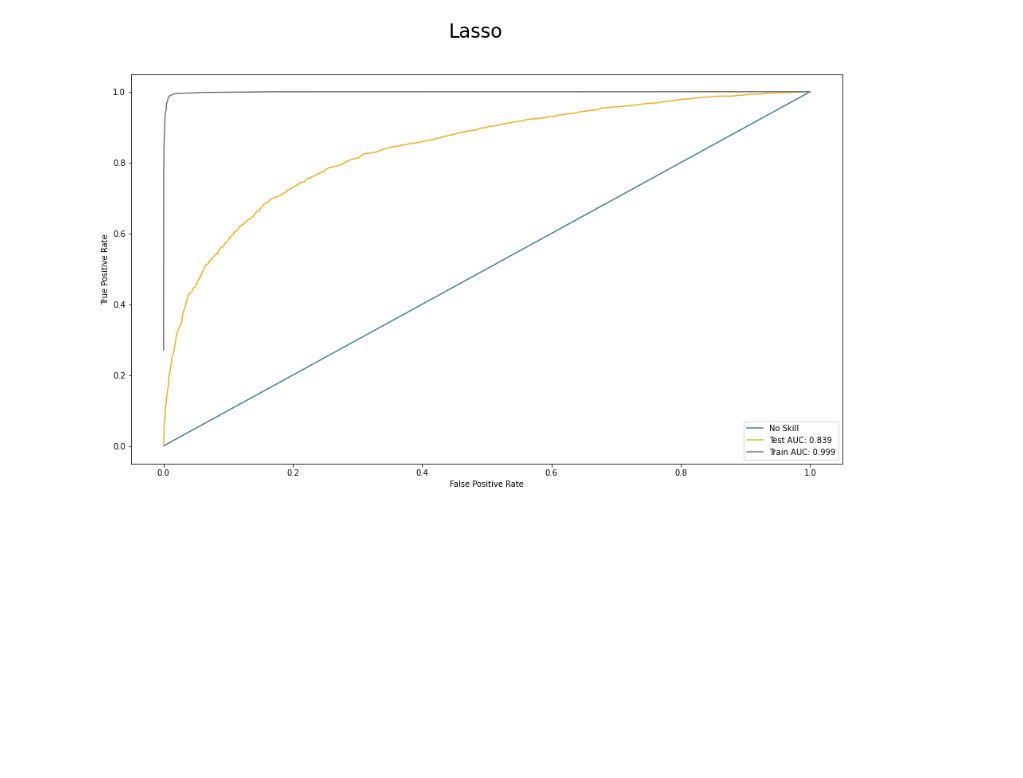
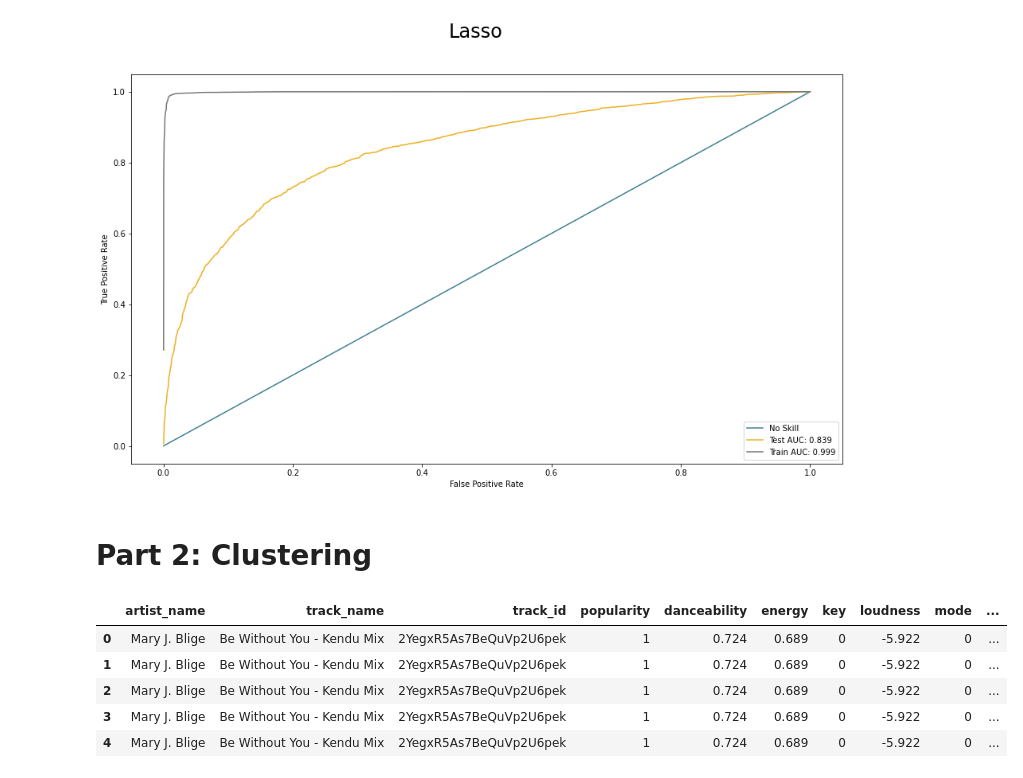
Before and after one commit to Sean-Chaos/DBA-4811-Group-Project, a Jupyter notebook: Working copy .ipynb, the cells around one changed output. Cells and saved outputs as stored; diff of their text form; code cells hidden in the pictures; blank space fills up the shorter version.

```diff
--- a/Working copy .ipynb
+++ b/Working copy .ipynb
@@ -935,3 +986,23 @@ weighted avg       0.77      0.77      0.77      7455
 [figure]
 Best Threshold=0.496949, G-Mean=0.990
 [figure]
+# %% [markdown]
+# Part 2: Clustering
+# %%
+df_cluster = df.copy()
+
+#--------------------------------------------------------------------------------------------------
+features = ['artist_name', 'track_name', 'track_id', 'popularity', 'danceability', 'energy',
+            'key', 'loudness', 'mode', 'speechiness', 'acousticness', 'instrumentalness',
+            'liveness', 'valence', 'tempo', 'duration_ms', 'time_signature']
+
+df_cluster = df_cluster.loc[:,features]
+
+df_cluster.head()
+# %% [output]
+|  | artist_name | track_name | track_id | popularity | danceability | energy | key | loudness | mode | ... |
+| 0 | Mary J. Blige | Be Without You - Kendu Mix | 2YegxR5As7BeQuVp2U6pek | 1 | 0.724 | 0.689 | 0 | -5.922 | 0 | ... |
+| 1 | Mary J. Blige | Be Without You - Kendu Mix | 2YegxR5As7BeQuVp2U6pek | 1 | 0.724 | 0.689 | 0 | -5.922 | 0 | ... |
+| 2 | Mary J. Blige | Be Without You - Kendu Mix | 2YegxR5As7BeQuVp2U6pek | 1 | 0.724 | 0.689 | 0 | -5.922 | 0 | ... |
+| 3 | Mary J. Blige | Be Without You - Kendu Mix | 2YegxR5As7BeQuVp2U6pek | 1 | 0.724 | 0.689 | 0 | -5.922 | 0 | ... |
+| 4 | Mary J. Blige | Be Without You - Kendu Mix | 2YegxR5As7BeQuVp2U6pek | 1 | 0.724 | 0.689 | 0 | -5.922 | 0 | ... |
```
Also changed, not shown: parts of 9 cells of this notebook.
